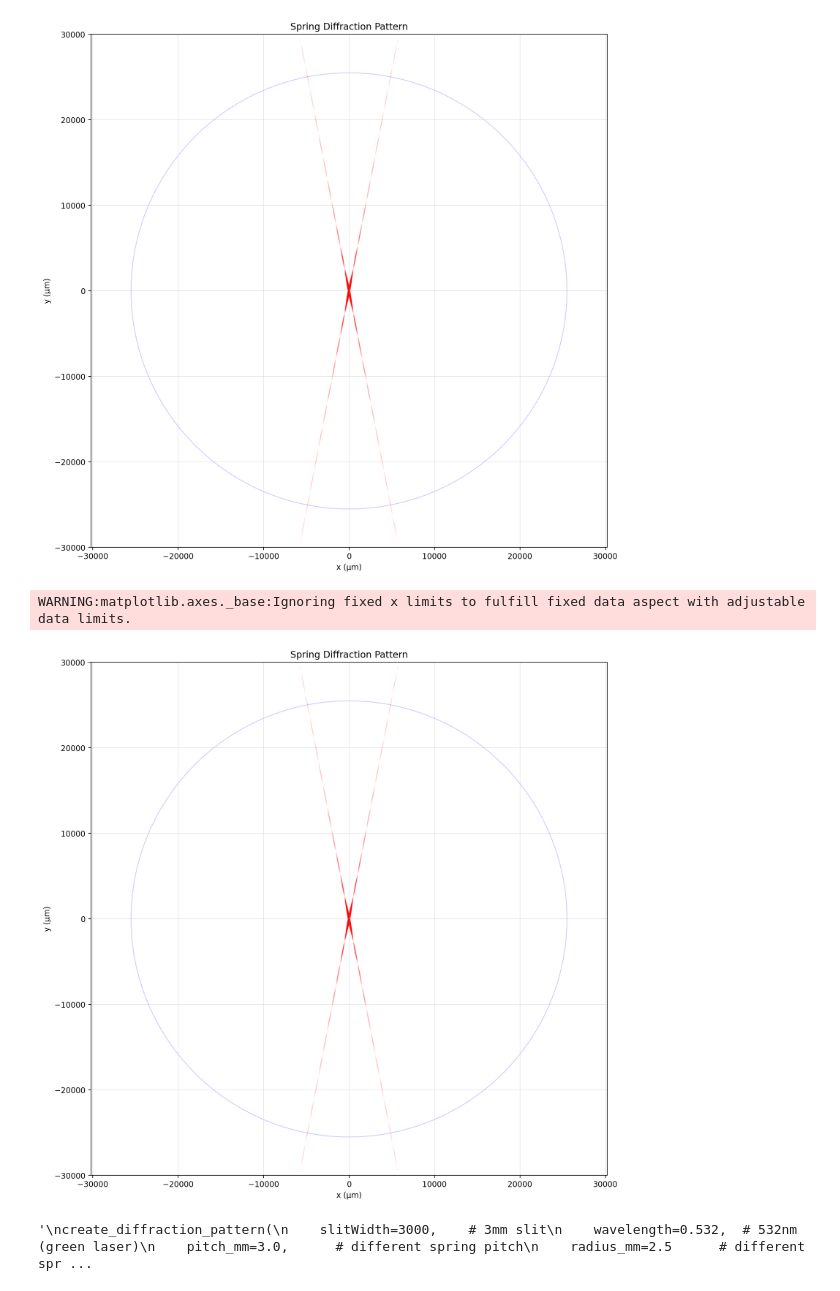
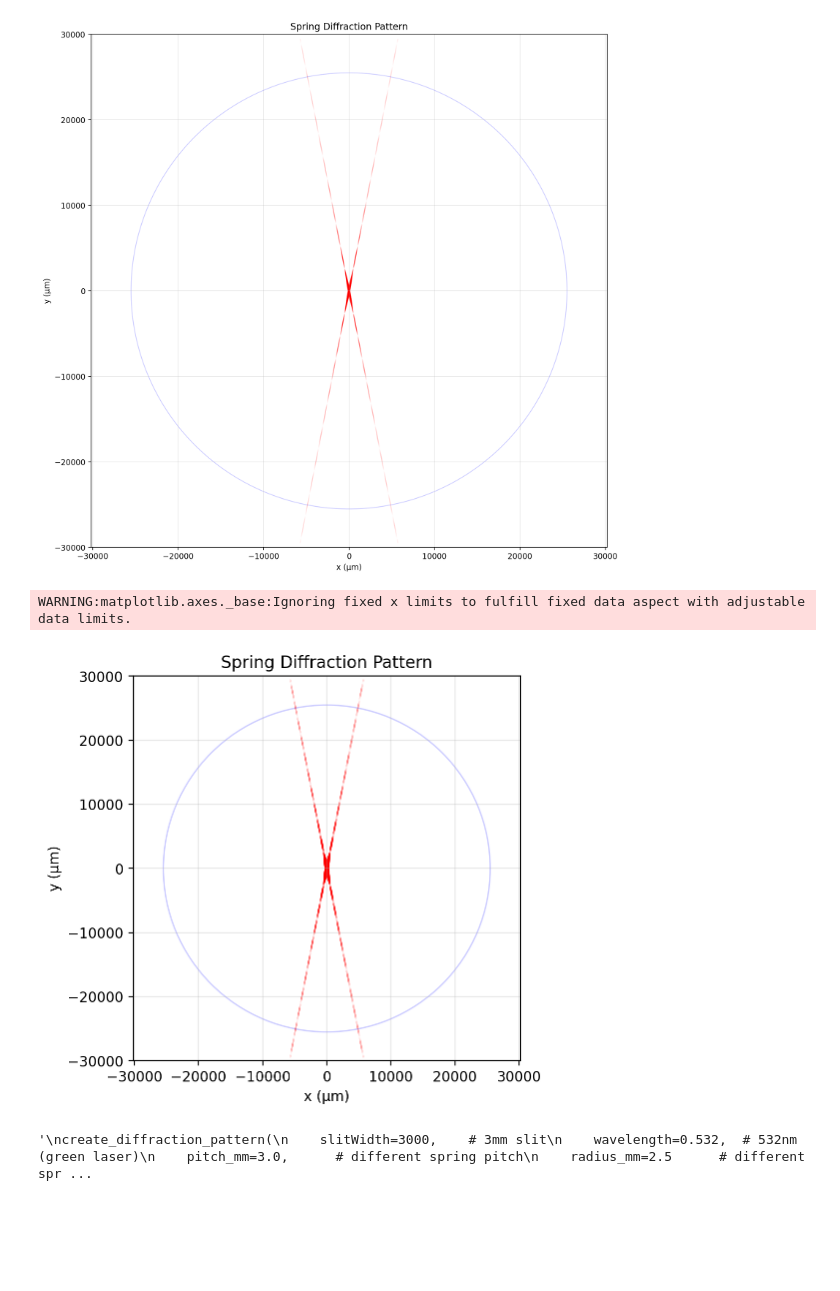
Before and after one commit to catastropiyush/pen-spring-diffraction, a Jupyter notebook: diffraction_answer.ipynb, the cells around one changed output. Drawn from its saved outputs; the diff is of its cells as text; code cells hidden in the pictures; blank space fills up the shorter version.

```diff
--- a/diffraction_answer.ipynb
+++ b/diffraction_answer.ipynb
@@ -387,37 +387,37 @@ def create_diffraction_pattern(
     y_tf = x_tf * math.tan(angle)
 
     # Create the plot
-    plt.figure(figsize=(12, 12))
+    plt.figure(figsize=(5,5))
     plt.scatter(x_tf, y_tf, color='r', s=intensity, alpha=0.1)
     plt.scatter(x_tf, -y_tf, color='r', s=intensity, alpha=0.1)
 
     # Add circle for reference result
     result = result_mm * 1000  # convert to microns
     circle = plt.Circle((0, 0), result, color='b', fill=False, alpha=0.2)
     plt.gca().add_artist(circle)
 
     plt.xlabel("x (μm)")
     plt.ylabel("y (μm)")
     plt.axis('equal')
     plt.xlim((-30000, 30000))
     plt.ylim((-30000, 30000))
     plt.grid(True, alpha=0.3)
     plt.title("Spring Diffraction Pattern")
     plt.show()
 
 # Run with default parameters
 create_diffraction_pattern()
 
 # Example with different parameters
 """
 create_diffraction_pattern(
     slitWidth=3000,    # 3mm slit
     wavelength=0.532,  # 532nm (green laser)
     pitch_mm=3.0,      # different spring pitch
     radius_mm=2.5      # different spring radius
 )
 """
 # %% [output]
 WARNING:matplotlib.axes._base:Ignoring fixed x limits to fulfill fixed data aspect with adjustable data limits.
-[figure, old version]
+[figure, new version]
 '\ncreate_diffraction_pattern(\n    slitWidth=3000,    # 3mm slit\n    wavelength=0.532,  # 532nm (green laser)\n    pitch_mm=3.0,      # different spring pitch\n    radius_mm=2.5      # different spr ...
```
Also changed, not shown: parts of 3 cells of this notebook.
